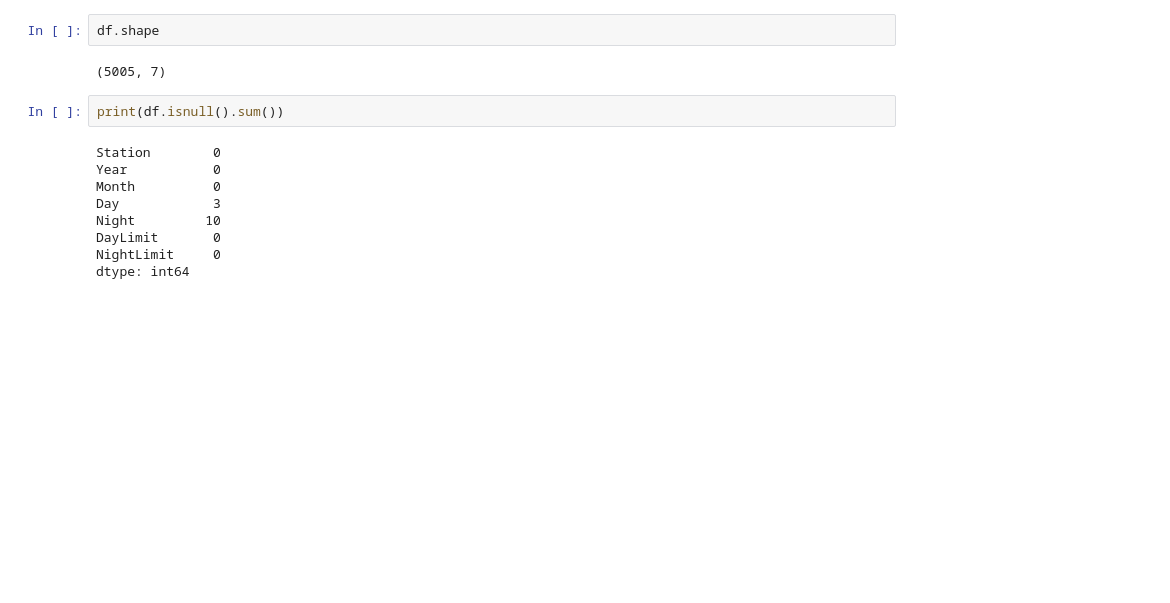
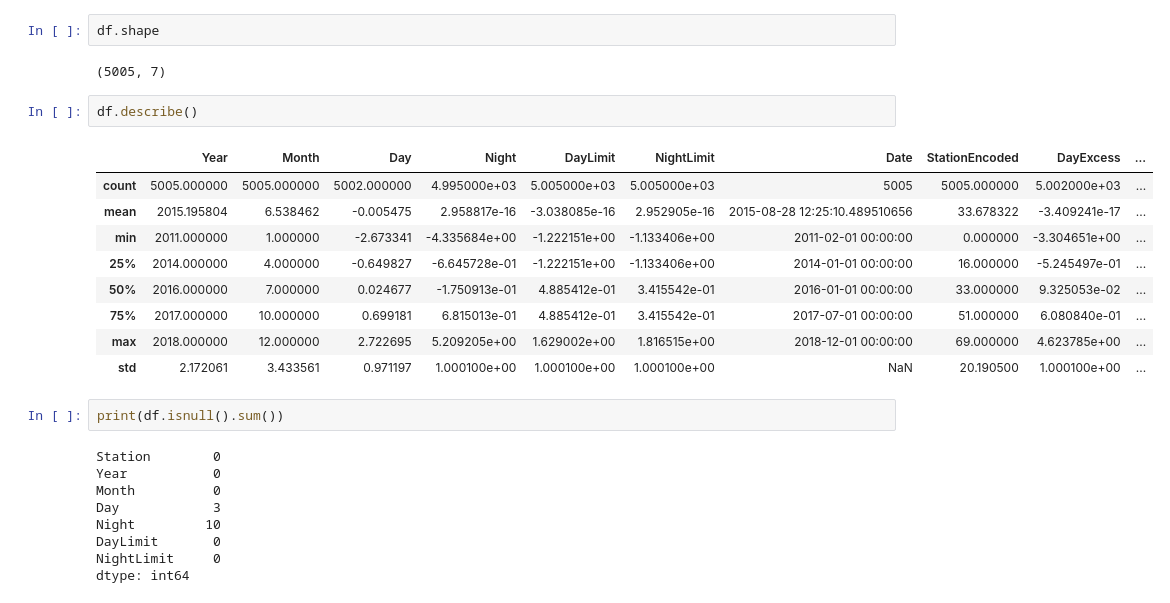
Before and after one commit to Krish1342/RealEsatePredictor, a Jupyter notebook: preprocessing/noise_quality.ipynb, the cells around one changed output. Saved outputs shown, nothing was run; the diff lists cells and outputs as text; blank space fills up the shorter version.

```diff
--- a/preprocessing/noise_quality.ipynb
+++ b/preprocessing/noise_quality.ipynb
@@ -29,6 +29,18 @@ memory usage: 273.8+ KB
 df.shape
 # %% [output]
 (5005, 7)
+# %%
+df.describe()
+# %% [output]
+|  | Year | Month | Day | Night | DayLimit | NightLimit | Date | StationEncoded | DayExcess | ... |
+| count | 5005.000000 | 5005.000000 | 5002.000000 | 4.995000e+03 | 5.005000e+03 | 5.005000e+03 | 5005 | 5005.000000 | 5.002000e+03 | ... |
+| mean | 2015.195804 | 6.538462 | -0.005475 | 2.958817e-16 | -3.038085e-16 | 2.952905e-16 | 2015-08-28 12:25:10.489510656 | 33.678322 | -3.409241e-17 | ... |
+| min | 2011.000000 | 1.000000 | -2.673341 | -4.335684e+00 | -1.222151e+00 | -1.133406e+00 | 2011-02-01 00:00:00 | 0.000000 | -3.304651e+00 | ... |
+| 25% | 2014.000000 | 4.000000 | -0.649827 | -6.645728e-01 | -1.222151e+00 | -1.133406e+00 | 2014-01-01 00:00:00 | 16.000000 | -5.245497e-01 | ... |
+| 50% | 2016.000000 | 7.000000 | 0.024677 | -1.750913e-01 | 4.885412e-01 | 3.415542e-01 | 2016-01-01 00:00:00 | 33.000000 | 9.325053e-02 | ... |
+| 75% | 2017.000000 | 10.000000 | 0.699181 | 6.815013e-01 | 4.885412e-01 | 3.415542e-01 | 2017-07-01 00:00:00 | 51.000000 | 6.080840e-01 | ... |
+| max | 2018.000000 | 12.000000 | 2.722695 | 5.209205e+00 | 1.629002e+00 | 1.816515e+00 | 2018-12-01 00:00:00 | 69.000000 | 4.623785e+00 | ... |
+| std | 2.172061 | 3.433561 | 0.971197 | 1.000100e+00 | 1.000100e+00 | 1.000100e+00 | NaN | 20.190500 | 1.000100e+00 | ... |
 # %%
 print(df.isnull().sum())
 # %% [output]
```
Also changed, not shown: parts of 6 cells of this notebook.
